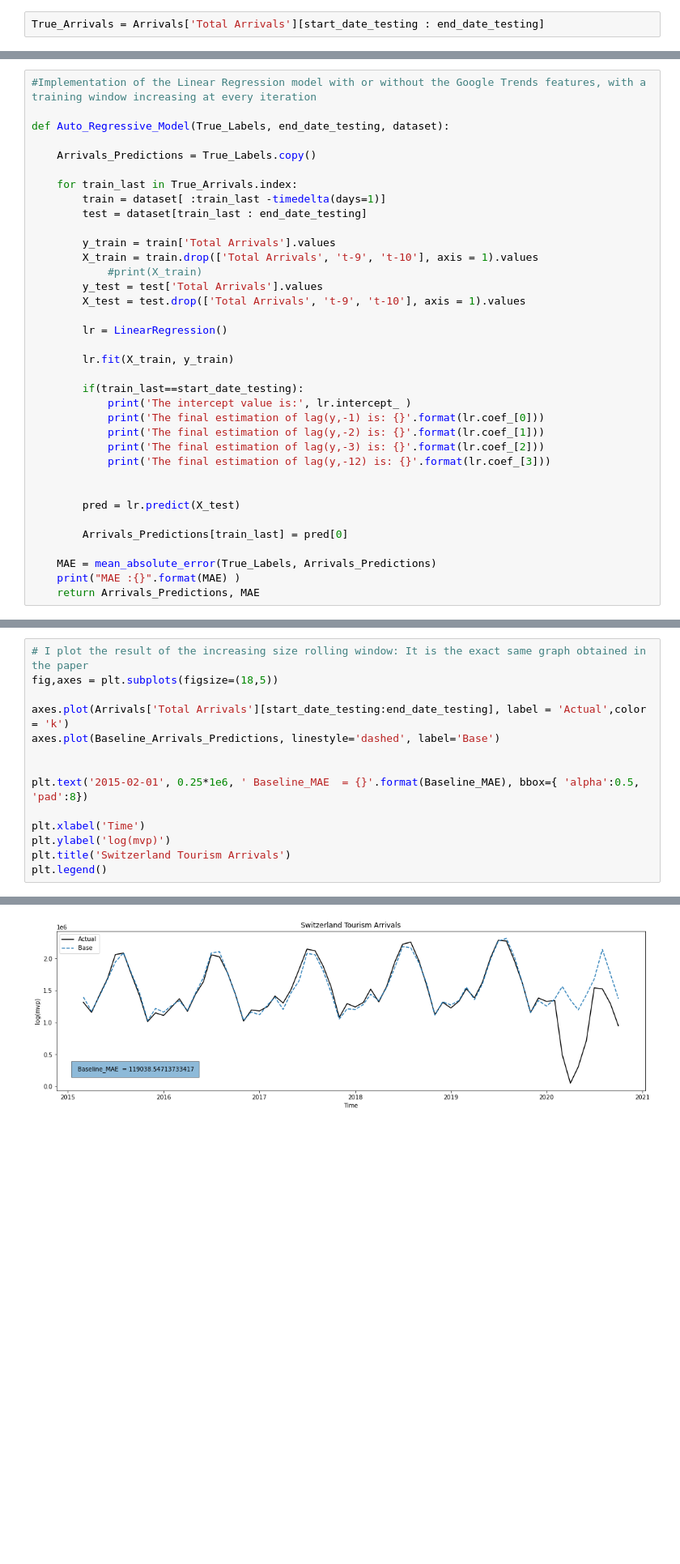
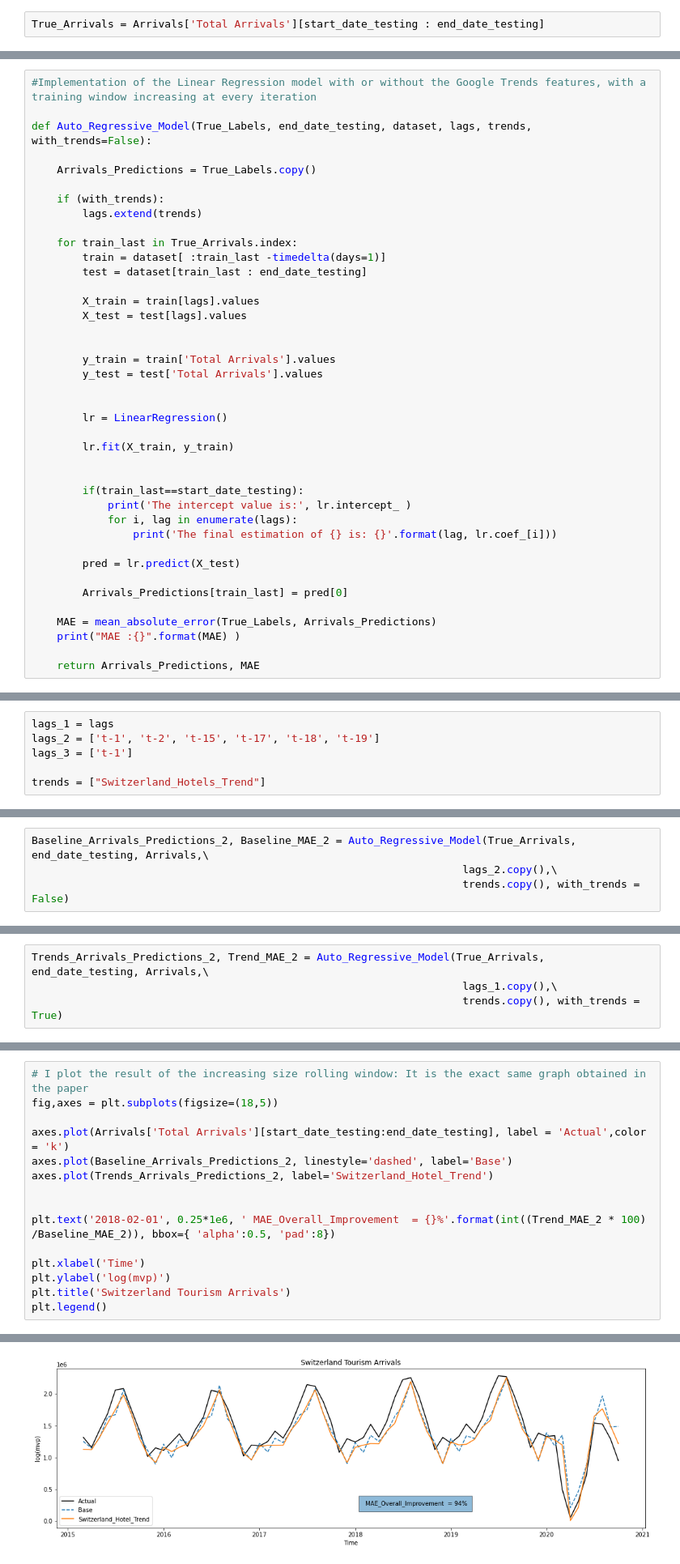
Before and after one commit to naayem/SwissHotelArrivalsPredictor, a Jupyter notebook: Project.ipynb, the cells around one changed output, grey strips where cells are left out. Shown at 81% size. Saved outputs shown, nothing was run; the diff lists cells and outputs as text; blank space fills up the shorter version.

```diff
--- a/Project.ipynb
+++ b/Project.ipynb
@@ -162,31 +104,34 @@ True_Arrivals = Arrivals['Total Arrivals'][start_date_testing : end_date_testing
 # %%
 #Implementation of the Linear Regression model with or without the Google Trends features, with a training window increasing at every iteration
 
-def Auto_Regressive_Model(True_Labels, end_date_testing, dataset):
+def Auto_Regressive_Model(True_Labels, end_date_testing, dataset, lags, trends, with_trends=False):
 
     Arrivals_Predictions = True_Labels.copy()
+
+    if (with_trends):
+        lags.extend(trends)
 
     for train_last in True_Arrivals.index:
         train = dataset[ :train_last -timedelta(days=1)]
         test = dataset[train_last : end_date_testing]
 
+        X_train = train[lags].values
+        X_test = test[lags].values
+
+
         y_train = train['Total Arrivals'].values
-        X_train = train.drop(['Total Arrivals', 't-9', 't-10'], axis = 1).values
-            #print(X_train)
         y_test = test['Total Arrivals'].values
-        X_test = test.drop(['Total Arrivals', 't-9', 't-10'], axis = 1).values
+
 
         lr = LinearRegression()
 
         lr.fit(X_train, y_train)
 
+
         if(train_last==start_date_testing):
             print('The intercept value is:', lr.intercept_ )
-            print('The final estimation of lag(y,-1) is: {}'.format(lr.coef_[0]))
-            print('The final estimation of lag(y,-2) is: {}'.format(lr.coef_[1]))
-            print('The final estimation of lag(y,-3) is: {}'.format(lr.coef_[2]))
-            print('The final estimation of lag(y,-12) is: {}'.format(lr.coef_[3]))
-
+            for i, lag in enumerate(lags):
+                print('The final estimation of {} is: {}'.format(lag, lr.coef_[i]))
 
         pred = lr.predict(X_test)
 
@@ -194,4 +139,5 @@ def Auto_Regressive_Model(True_Labels, end_date_testing, dataset):
 
     MAE = mean_absolute_error(True_Labels, Arrivals_Predictions)
     print("MAE :{}".format(MAE) )
+
     return Arrivals_Predictions, MAE
@@ -221,0 +144,6 @@ Freq: MS, Name: Total Arrivals, Length: 68, dtype: float64
+# %%
+lags_1 = lags
+lags_2 = ['t-1', 't-2', 't-15', 't-17', 't-18', 't-19']
+lags_3 = ['t-1']
+
+trends = ["Switzerland_Hotels_Trend"]
@@ -221,0 +164,4 @@ Freq: MS, Name: Total Arrivals, Length: 68, dtype: float64
+# %%
+Baseline_Arrivals_Predictions_2, Baseline_MAE_2 = Auto_Regressive_Model(True_Arrivals, end_date_testing, Arrivals,\
+                                                                    lags_2.copy(),\
+                                                                    trends.copy(), with_trends = False)
@@ -221,0 +200,4 @@ Freq: MS, Name: Total Arrivals, Length: 68, dtype: float64
+# %%
+Trends_Arrivals_Predictions_2, Trend_MAE_2 = Auto_Regressive_Model(True_Arrivals, end_date_testing, Arrivals,\
+                                                                    lags_1.copy(),\
+                                                                    trends.copy(), with_trends = True)
@@ -222,17 +248,18 @@ Freq: MS, Name: Total Arrivals, Length: 68, dtype: float64
 # %%
 # I plot the result of the increasing size rolling window: It is the exact same graph obtained in the paper
 fig,axes = plt.subplots(figsize=(18,5))
 
 axes.plot(Arrivals['Total Arrivals'][start_date_testing:end_date_testing], label = 'Actual',color = 'k')
-axes.plot(Baseline_Arrivals_Predictions, linestyle='dashed', label='Base')
+axes.plot(Baseline_Arrivals_Predictions_2, linestyle='dashed', label='Base')
+axes.plot(Trends_Arrivals_Predictions_2, label='Switzerland_Hotel_Trend')
 
 
-plt.text('2015-02-01', 0.25*1e6, ' Baseline_MAE  = {}'.format(Baseline_MAE), bbox={ 'alpha':0.5, 'pad':8})
+plt.text('2018-02-01', 0.25*1e6, ' MAE_Overall_Improvement  = {}%'.format(int((Trend_MAE_2 * 100) /Baseline_MAE_2)), bbox={ 'alpha':0.5, 'pad':8})
 
 plt.xlabel('Time')
 plt.ylabel('log(mvp)')
 plt.title('Switzerland Tourism Arrivals')
 plt.legend()
 # %% [output]
 <matplotlib.legend.Legend at 0x...>
-[figure, old version]
+[figure, new version]
```
Also changed, not shown: parts of 28 cells of this notebook, 1 other file.
